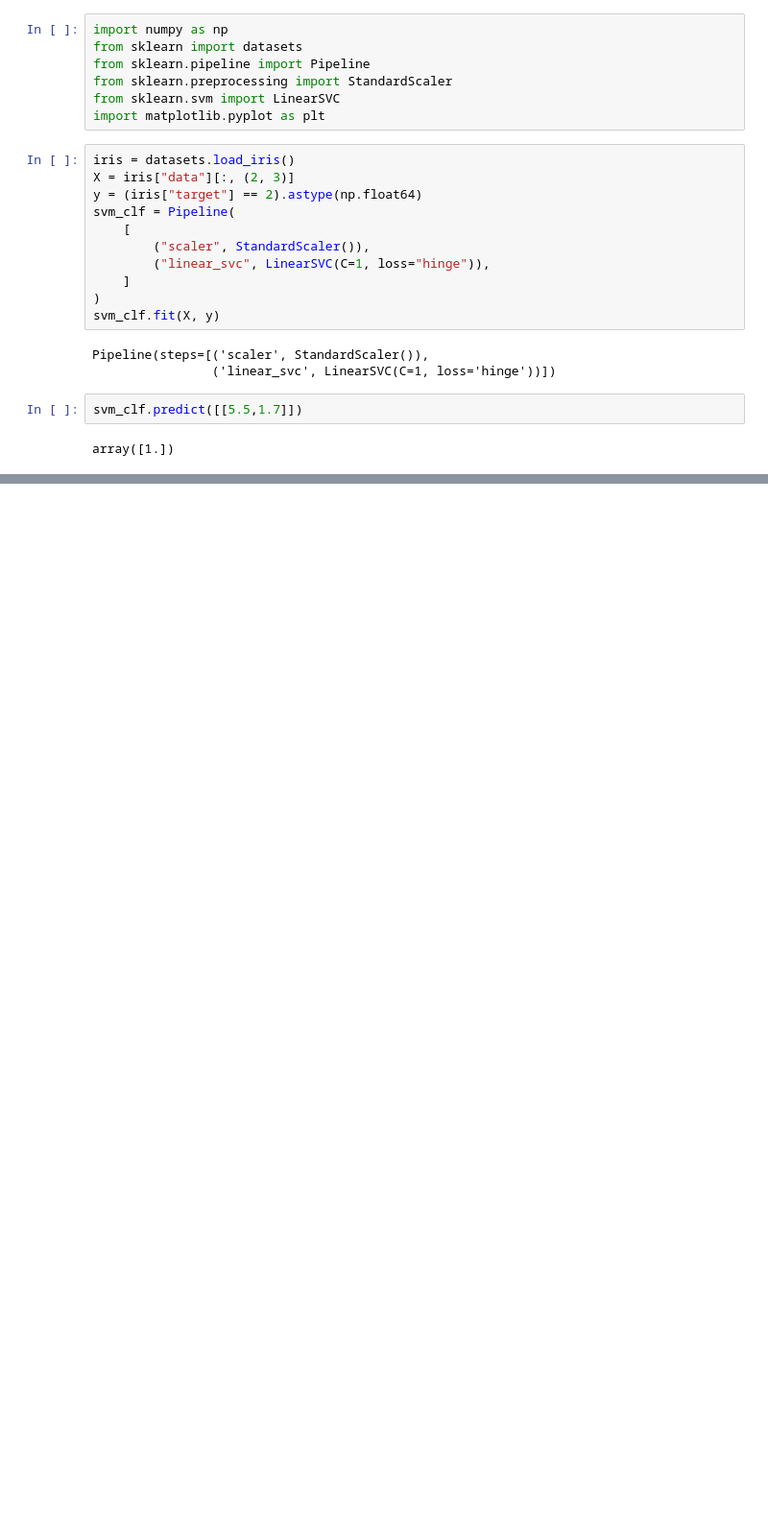
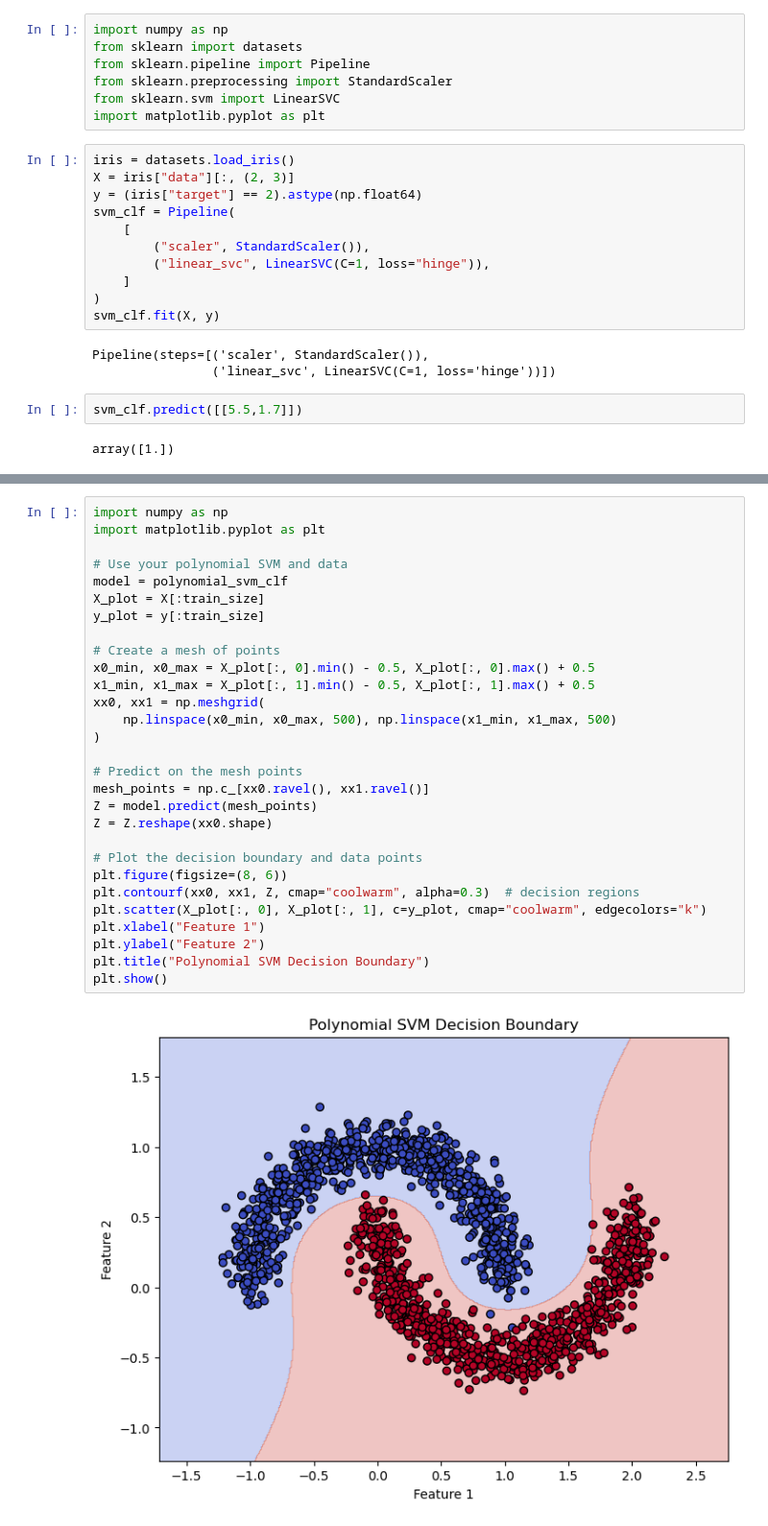
Before and after one commit to Haji-Suleman/SVM_Learning, a Jupyter notebook: SVM_machine.ipynb, the cells around one changed output, grey strips where cells are left out. Shown at 96% size. Saved outputs shown, nothing was run; the diff lists cells and outputs as text; blank space fills up the shorter version.

Commit message:
Adding Decision boudaries

```diff
--- a/SVM_machine.ipynb
+++ b/SVM_machine.ipynb
@@ -72,0 +73,31 @@ plt.show()
+# %%
+import numpy as np
+import matplotlib.pyplot as plt
+
+# Use your polynomial SVM and data
+model = polynomial_svm_clf
+X_plot = X[:train_size]
+y_plot = y[:train_size]
+
+# Create a mesh of points
+x0_min, x0_max = X_plot[:, 0].min() - 0.5, X_plot[:, 0].max() + 0.5
+x1_min, x1_max = X_plot[:, 1].min() - 0.5, X_plot[:, 1].max() + 0.5
+xx0, xx1 = np.meshgrid(
+    np.linspace(x0_min, x0_max, 500), np.linspace(x1_min, x1_max, 500)
+)
+
+# Predict on the mesh points
+mesh_points = np.c_[xx0.ravel(), xx1.ravel()]
+Z = model.predict(mesh_points)
+Z = Z.reshape(xx0.shape)
+
+# Plot the decision boundary and data points
+plt.figure(figsize=(8, 6))
+plt.contourf(xx0, xx1, Z, cmap="coolwarm", alpha=0.3)  # decision regions
+plt.scatter(X_plot[:, 0], X_plot[:, 1], c=y_plot, cmap="coolwarm", edgecolors="k")
+plt.xlabel("Feature 1")
+plt.ylabel("Feature 2")
+plt.title("Polynomial SVM Decision Boundary")
+plt.show()
+# %% [output]
+[figure, added]
```
Also changed, not shown: parts of 3 cells of this notebook, 1 other file.
